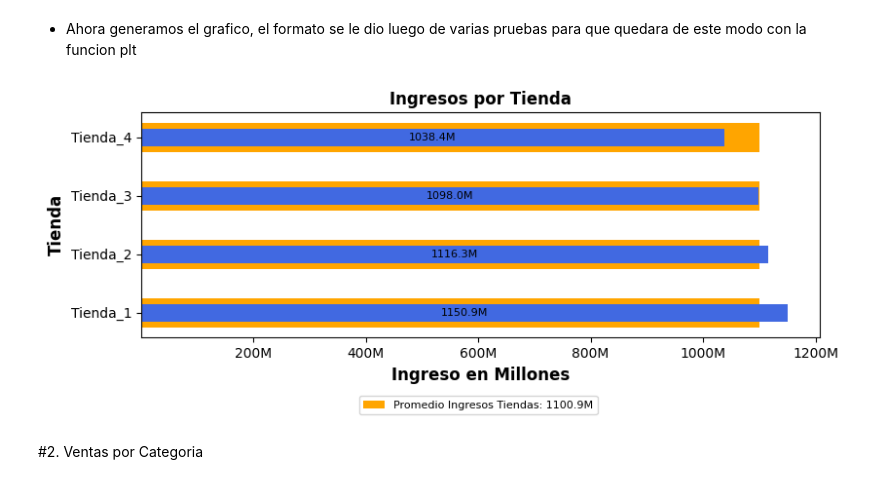
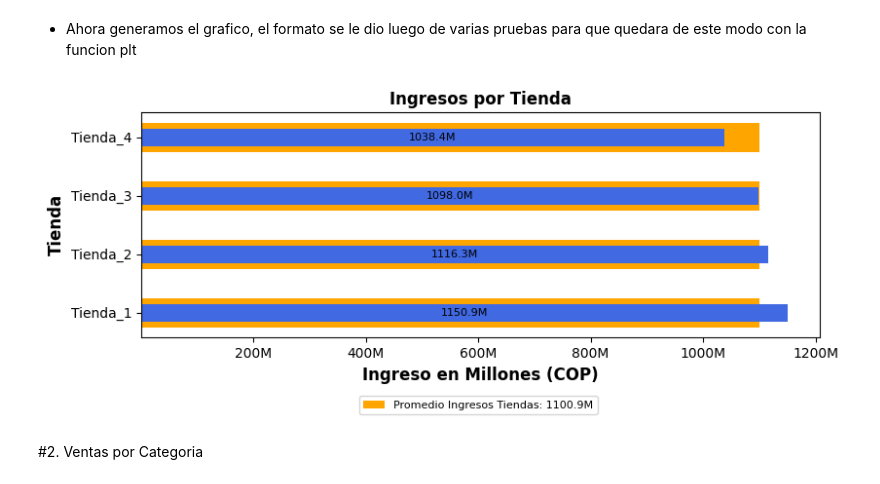
Before and after one commit to RafaelRomeroTechDev/Challenge_Alura_Store, a Jupyter notebook: Challenge_Alura_Store_Rafael_Romero.ipynb, the cells around one changed output. Cells and saved outputs as stored; diff of their text form; code cells hidden in the pictures.

```diff
--- a/Challenge_Alura_Store_Rafael_Romero.ipynb
+++ b/Challenge_Alura_Store_Rafael_Romero.ipynb
@@ -79,27 +79,59 @@ ingreso_medio = np.mean(sumas_precios)
 nombre_tiendas = [f'Tienda_{i+1}' for i in range(len(tiendas))]
 
 def formatoMillones(x, pos):
+    """
+    Formatea un número para mostrarlo en millones.
+    Args:
+        x (float): El número a formatear.
+        pos (int): Posición (no se utiliza en este caso, requerido por FuncFormatter).
+    Returns:
+        str: El número formateado como una cadena (ej., '10M' para 10,000,000).
+    """
     return f'{x / 1e6:.0f}M'
 # %% [markdown]
 - Ahora generamos el grafico, el formato se le dio luego de varias pruebas para que quedara de este modo con la funcion plt
 # %%
+# Crea una nueva figura y un conjunto de subgráficos.
 plt.figure(figsize=(9, 3))
+
+# Dibuja barras horizontales para el ingreso promedio de las tiendas.
+# - nombre_tiendas: Etiquetas de las tiendas en el eje y.
+# - [ingreso_medio] * len(nombre_tiendas): Lista con el ingreso promedio repetido para cada tienda.
+# - height: Altura de las barras.
+# - color: Color de las barras.
+# - alpha: Transparencia de las barras.
+# - left: Posición inicial en el eje x.
+# - label: Etiqueta para la leyenda.
 plt.barh(nombre_tiendas, [ingreso_medio] * len(nombre_tiendas), height=0.5, color='orange', alpha=1, left=0.5, label=f'Promedio Ingresos Tiendas: {ingreso_medio / 1e6:.1f}M')
+
+# Dibuja barras horizontales para la suma de los precios por tienda.
+# - barras: Guarda el objeto de las barras para agregar etiquetas de texto después.
 barras = plt.barh(nombre_tiendas, sumas_precios, height=0.3,color='royalblue')
 
+# Establece el título del gráfico.
 plt.title('Ingresos por Tienda', fontsize=12, fontweight='bold')
+# Establece la etiqueta del eje y.
 plt.ylabel('Tienda', fontsize=12, fontweight='bold')
-plt.xlabel('Ingreso en Millones', fontsize=12, fontweight='bold')
+# Establece la etiqueta del eje x.
+plt.xlabel('Ingreso en Millones (COP)', fontsize=12, fontweight='bold')
+# Formatea el eje x para mostrar los valores en millones.
 plt.gca().xaxis.set_major_formatter(plt.FuncFormatter(formatoMillones))
 
+# Agrega etiquetas de texto a las barras.
 for bar in barras:
-  width = bar.get_width()
+  width = bar.get_width() # Obtiene el ancho de la barra.
+   # Agrega el texto en el centro de la barra.
   plt.text(width / 2, bar.get_y() + bar.get_height() / 2, f'{width/1e6:.1f}M', va='center', ha='center', fontsize=8)
 
+# Agrega una leyenda al gráfico.
+# - fontsize: Tamaño de la fuente de la leyenda.
+# - loc: Ubicación de la leyenda.
+# - bbox_to_anchor: Ajuste fino de la posición de la leyenda.
 plt.legend(fontsize=8, loc='center right', bbox_to_anchor=(0.68, -0.3))
+# Muestra el gráfico.
 plt.show()
 # %% [output]
-[figure, old version]
+[figure, new version]
 # %% [markdown]
 #2. Ventas por Categoria
 # %% [markdown]
```
Also changed, not shown: parts of 21 cells of this notebook.
